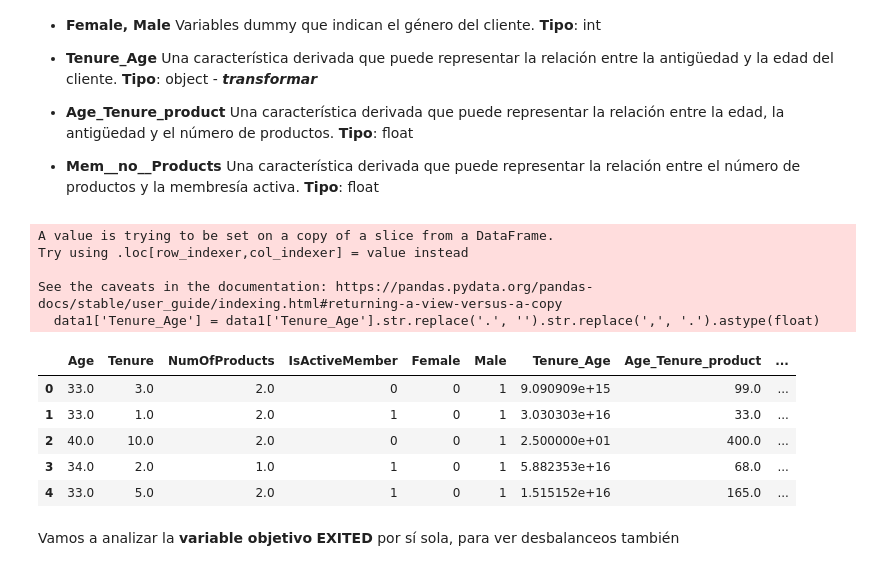
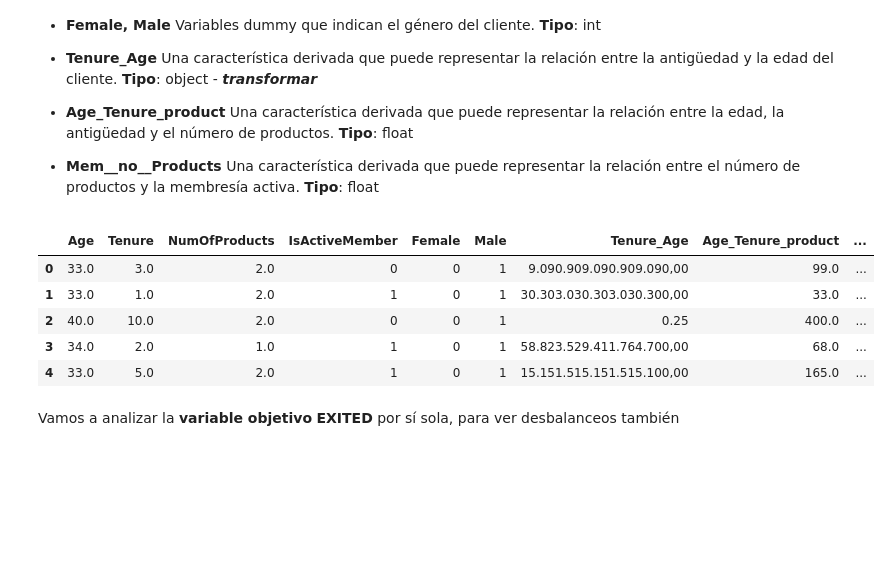
Before and after one commit to 4GeeksAcademy/Proyecto-Bank-Churn-Eli-Isa, a Jupyter notebook: src/explore-Isa.ipynb, the cells around one changed output. Drawn from its saved outputs; the diff is of its cells as text; code cells hidden in the pictures; blank space fills up the shorter version.

```diff
--- a/src/explore-Isa.ipynb
+++ b/src/explore-Isa.ipynb
@@ -134,29 +138,22 @@ Análisis de variables
 
 * **Mem__no__Products** Una característica derivada que puede representar la relación entre el número de productos y la membresía activa. **Tipo**: float
 # %%
-var1=["Age","Tenure","NumOfProducts","IsActiveMember","Female","Male","Tenure_Age","Age_Tenure_product","Mem__no__Products"]
-var1_y="Exited"
+vars_isa=["Age","Tenure","NumOfProducts","IsActiveMember","Female","Male","Tenure_Age","Age_Tenure_product","Mem__no__Products"]
+var_y="Exited"
 
-data1=data_raw[var1]
-data1.head()
-data1['Tenure_Age'] = data1['Tenure_Age'].str.replace('.', '').str.replace(',', '.').astype(float)
+y=data_raw[var_y]
 
-y=data_raw[var1_y]
+data_sub_isa=data_raw[vars_isa]
+data_sub_isa["Exited"]=y
-# %% [output]
-A value is trying to be set on a copy of a slice from a DataFrame.
-Try using .loc[row_indexer,col_indexer] = value instead
-
-See the caveats in the documentation: https://pandas.pydata.org/pandas-docs/stable/user_guide/indexing.html#returning-a-view-versus-a-copy
-  data1['Tenure_Age'] = data1['Tenure_Age'].str.replace('.', '').str.replace(',', '.').astype(float)
 # %%
-data1.head()
+data_sub_isa.head()
 # %% [output]
 |  | Age | Tenure | NumOfProducts | IsActiveMember | Female | Male | Tenure_Age | Age_Tenure_product | ... |
-| 0 | 33.0 | 3.0 | 2.0 | 0 | 0 | 1 | 9.090909e+15 | 99.0 | ... |
-| 1 | 33.0 | 1.0 | 2.0 | 1 | 0 | 1 | 3.030303e+16 | 33.0 | ... |
-| 2 | 40.0 | 10.0 | 2.0 | 0 | 0 | 1 | 2.500000e+01 | 400.0 | ... |
-| 3 | 34.0 | 2.0 | 1.0 | 1 | 0 | 1 | 5.882353e+16 | 68.0 | ... |
-| 4 | 33.0 | 5.0 | 2.0 | 1 | 0 | 1 | 1.515152e+16 | 165.0 | ... |
+| 0 | 33.0 | 3.0 | 2.0 | 0 | 0 | 1 | 9.090.909.090.909.090,00 | 99.0 | ... |
+| 1 | 33.0 | 1.0 | 2.0 | 1 | 0 | 1 | 30.303.030.303.030.300,00 | 33.0 | ... |
+| 2 | 40.0 | 10.0 | 2.0 | 0 | 0 | 1 | 0.25 | 400.0 | ... |
+| 3 | 34.0 | 2.0 | 1.0 | 1 | 0 | 1 | 58.823.529.411.764.700,00 | 68.0 | ... |
+| 4 | 33.0 | 5.0 | 2.0 | 1 | 0 | 1 | 15.151.515.151.515.100,00 | 165.0 | ... |
 # %% [markdown]
 Vamos a analizar la **variable objetivo** **EXITED** por sí sola, para ver desbalanceos también
 # %%
```
Also changed, not shown: parts of 25 cells of this notebook, 1 other file.
